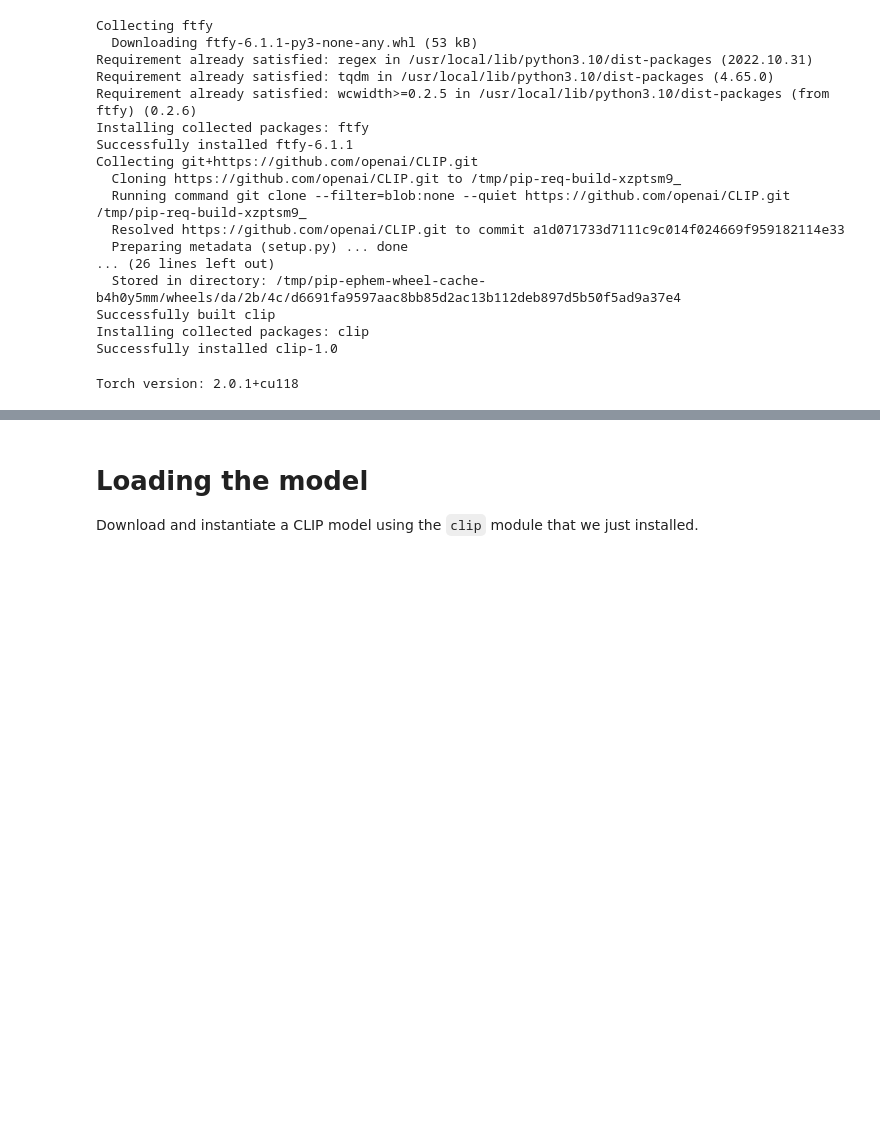
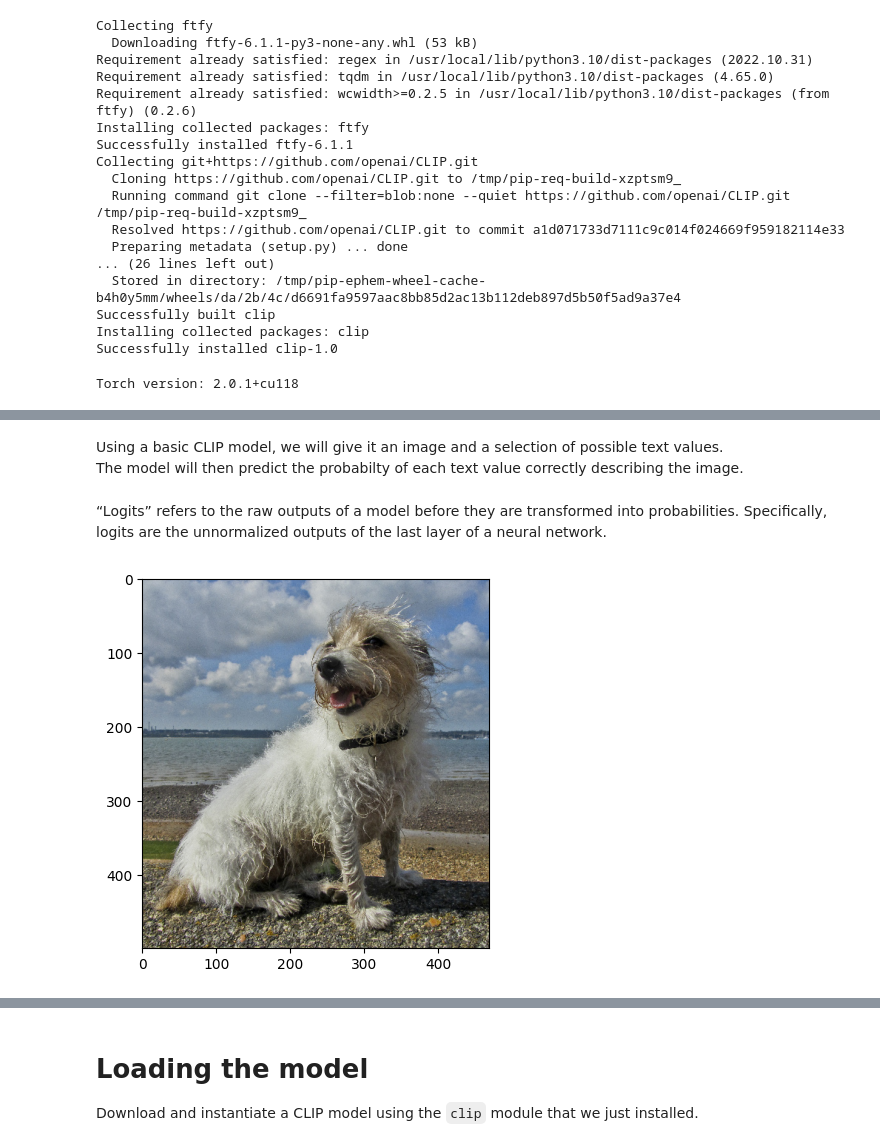
Before and after one commit to cagBRT/Diffusers, a Jupyter notebook: Prompt_Engineering_for_ImageNet_(1).ipynb, the cells around one changed output, grey strips where cells are left out. Saved outputs shown, nothing was run; the diff lists cells and outputs as text; code cells hidden in the pictures; blank space fills up the shorter version.

```diff
--- a/Prompt_Engineering_for_ImageNet_(1).ipynb
+++ b/Prompt_Engineering_for_ImageNet_(1).ipynb
@@ -44,0 +93,17 @@ Torch version: 2.0.1+cu118
+# %% [markdown]
+Using a basic CLIP model, we will give it an image and a selection of possible text values.<br>
+The model will then predict the probabilty of each text value correctly describing the image.
+# %% [markdown]
+“Logits” refers to the raw outputs of a model before they are transformed into probabilities. Specifically, logits are the unnormalized outputs of the last layer of a neural network.
+# %%
+%matplotlib inline
+import matplotlib.pyplot as plt
+import matplotlib.image as mpimg
+import numpy as np
+from PIL import Image
+
+img=mpimg.imread("/content/ImageNetV2-matched-frequency/199/2a7148b16d068f582f20a5327530a6f8a0328222.jpeg")
+imgplot = plt.imshow(img)
+plt.show()
+# %% [output]
+[figure, added]
```
Also changed, not shown: parts of 9 cells of this notebook.
